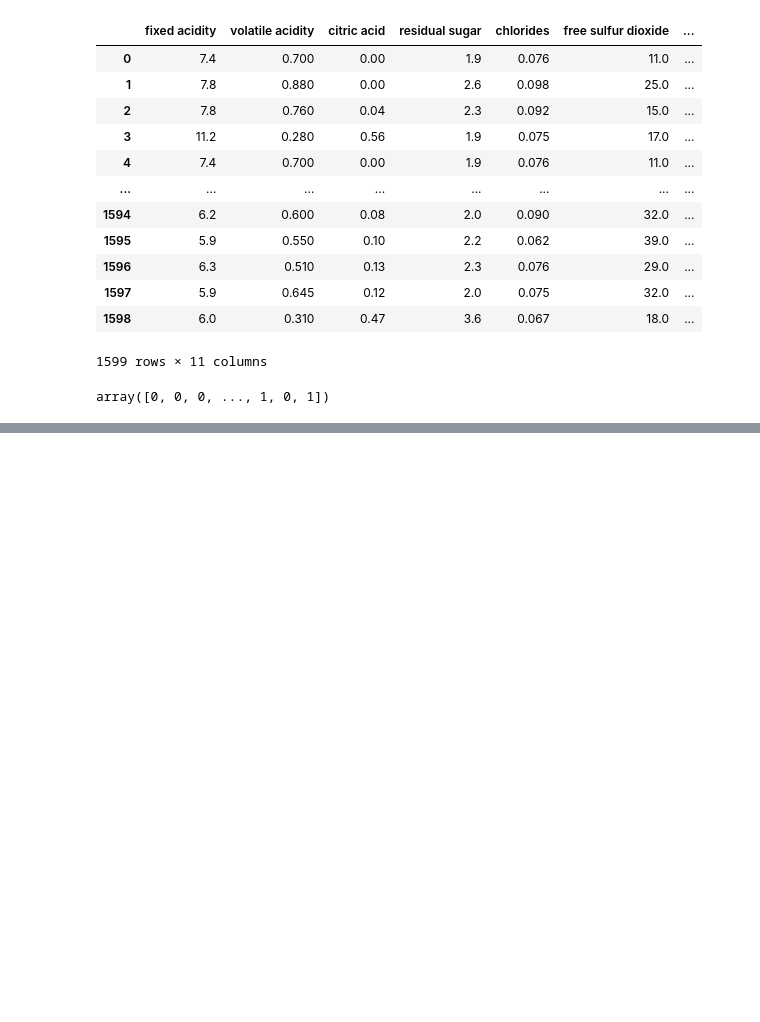
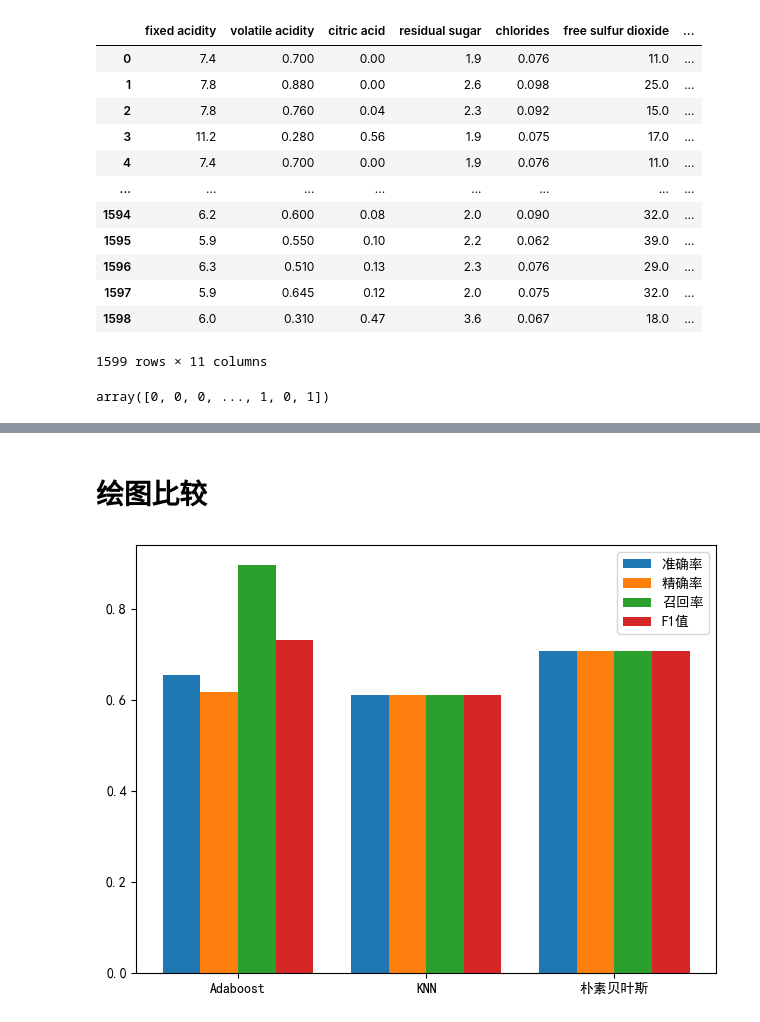
Before and after one commit to Naive-S/MyWork, a Jupyter notebook: 宋书波_集成学习.ipynb, the cells around one changed output, grey strips where cells are left out. Cells and saved outputs as stored; diff of their text form; code cells hidden in the pictures; blank space fills up the shorter version.

```diff
--- a/宋书波_集成学习.ipynb
+++ b/宋书波_集成学习.ipynb
@@ -39,4 +87,4 @@ target_wine
 # %% [output]
 array([0, 0, 0, ..., 1, 0, 1])
 # %%
-X_tarin,X_test,y_train,y_test=train_test_split(data_wine.values,target_wine,test_size=0.75,random_state=42)
+X_train,X_test,y_train,y_test=train_test_split(data_wine.values,target_wine,test_size=0.75,random_state=42)
@@ -89,0 +91,18 @@ Accuracy on wine dataset using Adaboost: 59.00%
+# %%
+# 在wine数据集上测试Adaboost
+clf = AdaBoostClassifier(n_estimators=50)
+clf.fit(X_train,y_train)
+y_pred = clf.predict(X_test)
+
+# 计算准确率
+accuracy_wine = accuracy_score(y_test, y_pred)
+print("Accuracy:", accuracy_wine)
+# 计算精确率
+precision_wine = precision_score(y_test, y_pred)
+print("Precision:", precision_wine)
+# 计算召回率
+recall_wine = recall_score(y_test, y_pred)
+print("Recall:", recall_wine)
+# 计算F1值
+f1_wine = f1_score(y_test, y_pred)
+print("F1 Score:", f1_wine)
@@ -89,0 +172,31 @@ Accuracy on wine dataset using Adaboost: 59.00%
+# %% [markdown]
+# 绘图比较
+# %%
+import matplotlib.pyplot as plt
+import numpy as np
+
+acc_list=[accuracy_wine,accuracy_wine1,accuracy_wine2]
+pre_list=[precision_wine,precision_wine1,precision_wine2]
+rec_list=[recall_wine,recall_wine1,recall_wine2]
+f1_list=[f1_wine,f1_wine1,f1_wine2]
+
+# 中文显示需要设置字体
+plt.rcParams['font.family']=['SimHei']
+
+labels = ['Adaboost', 'KNN', '朴素贝叶斯']
+x = np.arange(len(labels))
+width = 0.2
+
+fig, ax = plt.subplots()
+rects1 = ax.bar(x - width*1.5, acc_list, width, label='准确率')
+rects2 = ax.bar(x - width*0.5, pre_list, width, label='精确率')
+rects3 = ax.bar(x + width*0.5, rec_list, width, label='召回率')
+rects4 = ax.bar(x + width*1.5, f1_list, width, label='F1值')
+
+ax.set_xticks(x)
+ax.set_xticklabels(labels)
+ax.legend()
+fig.tight_layout()
+plt.show()
+# %% [output]
+[figure, added]
```
Also changed, not shown: parts of 18 cells of this notebook, 2 other files.
